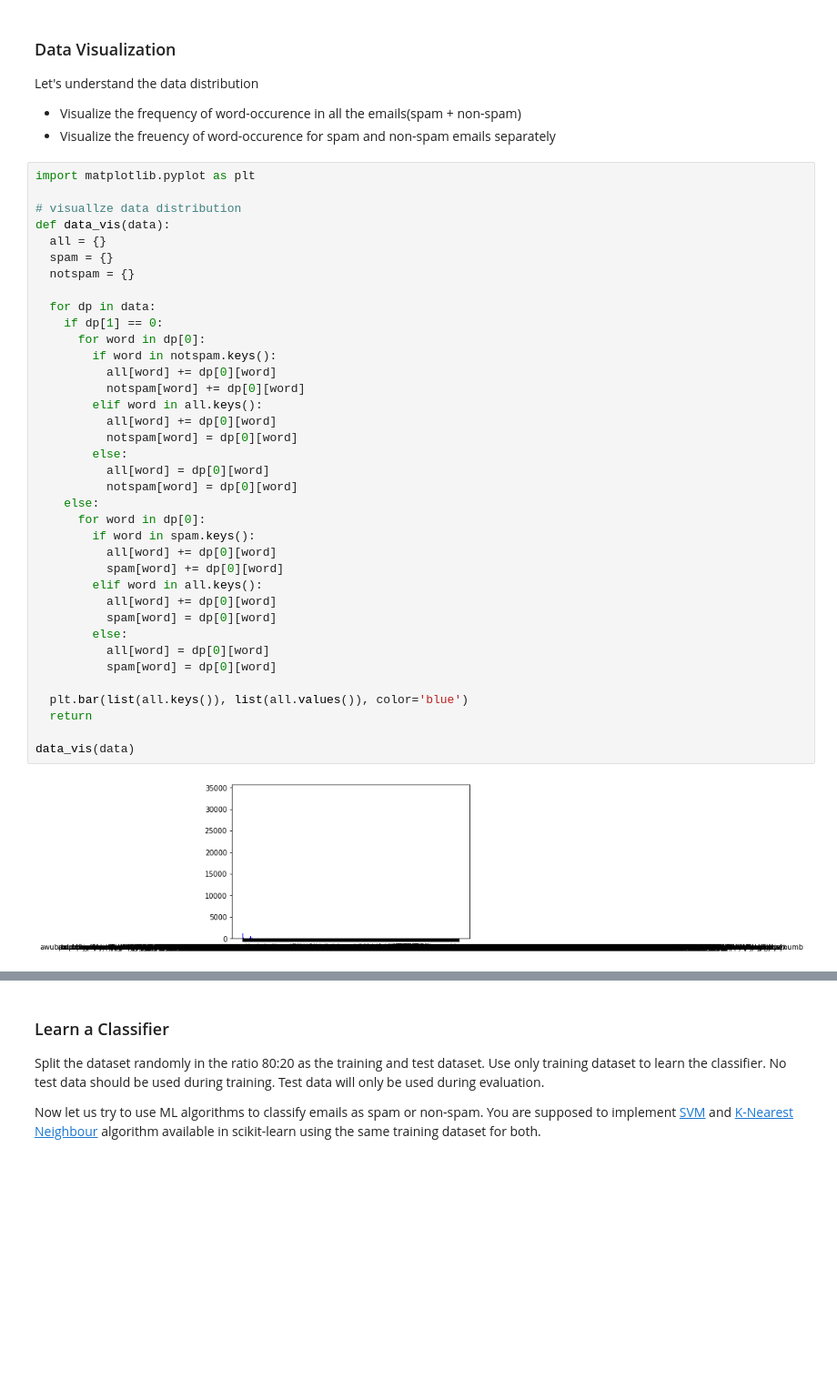
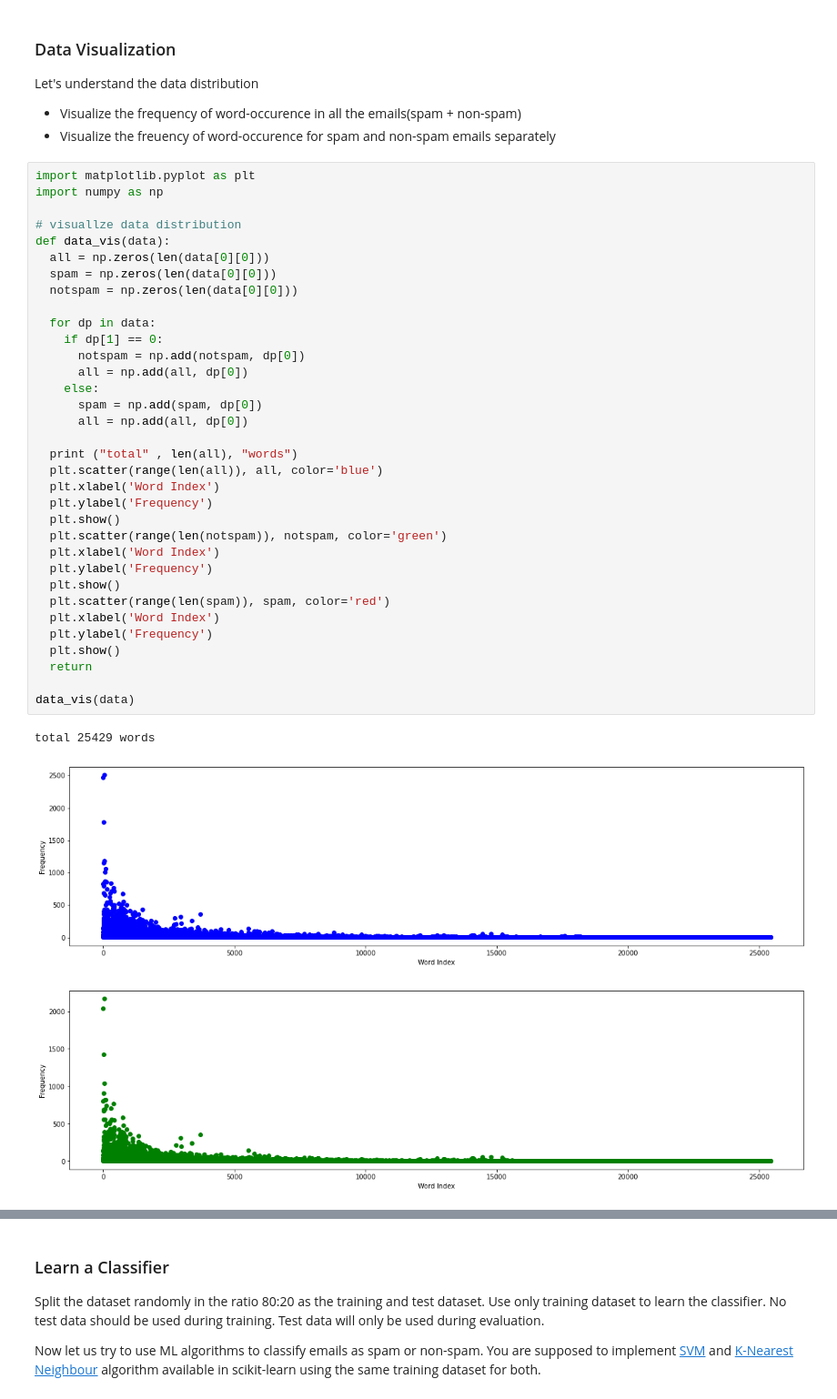
Before and after one commit to 1-Harshit/cs253-software-developemnt, a Jupyter notebook: python_assignment.ipynb, the cells around one changed output, grey strips where cells are left out. Shown: that part at 91% size. Drawn from its saved outputs; the diff is of its cells as text; blank space fills up the shorter version.

```diff
--- a/python_assignment.ipynb
+++ b/python_assignment.ipynb
@@ -97,42 +105,41 @@ data = read_data()
 Let's understand the data distribution
 - Visualize the frequency of word-occurence in all the emails(spam + non-spam)
 - Visualize the freuency of word-occurence for spam and non-spam emails separately
-# %%
-import matplotlib.pyplot as plt
-
-# visuallze data distribution
-def data_vis(data):
-  all = {}
-  spam = {}
-  notspam = {}
-
-  for dp in data:
-    if dp[1] == 0:
-      for word in dp[0]:
-        if word in notspam.keys():
-          all[word] += dp[0][word]
-          notspam[word] += dp[0][word]
-        elif word in all.keys():
-          all[word] += dp[0][word]
-          notspam[word] = dp[0][word]
-        else:
-          all[word] = dp[0][word]
-          notspam[word] = dp[0][word]
-    else:
-      for word in dp[0]:
-        if word in spam.keys():
-          all[word] += dp[0][word]
-          spam[word] += dp[0][word]
-        elif word in all.keys():
-          all[word] += dp[0][word]
-          spam[word] = dp[0][word]
-        else:
-          all[word] = dp[0][word]
-          spam[word] = dp[0][word]
-
-  plt.bar(list(all.keys()), list(all.values()), color='blue')
-  return
-
-data_vis(data)
-# %% [output]
-[figure, removed]
+# %%
+import matplotlib.pyplot as plt
+import numpy as np
+
+# visuallze data distribution
+def data_vis(data):
+  all = np.zeros(len(data[0][0]))
+  spam = np.zeros(len(data[0][0]))
+  notspam = np.zeros(len(data[0][0]))
+
+  for dp in data:
+    if dp[1] == 0:
+      notspam = np.add(notspam, dp[0])
+      all = np.add(all, dp[0])
+    else:
+      spam = np.add(spam, dp[0])
+      all = np.add(all, dp[0])
+
+  print ("total" , len(all), "words")
+  plt.scatter(range(len(all)), all, color='blue')
+  plt.xlabel('Word Index')
+  plt.ylabel('Frequency')
+  plt.show()
+  plt.scatter(range(len(notspam)), notspam, color='green')
+  plt.xlabel('Word Index')
+  plt.ylabel('Frequency')
+  plt.show()
+  plt.scatter(range(len(spam)), spam, color='red')
+  plt.xlabel('Word Index')
+  plt.ylabel('Frequency')
+  plt.show()
+  return
+
+data_vis(data)
+# %% [output]
+total 25429 words
+[figure, added]
+[figure, added]
```
Also changed, not shown: parts of 4 cells of this notebook.
